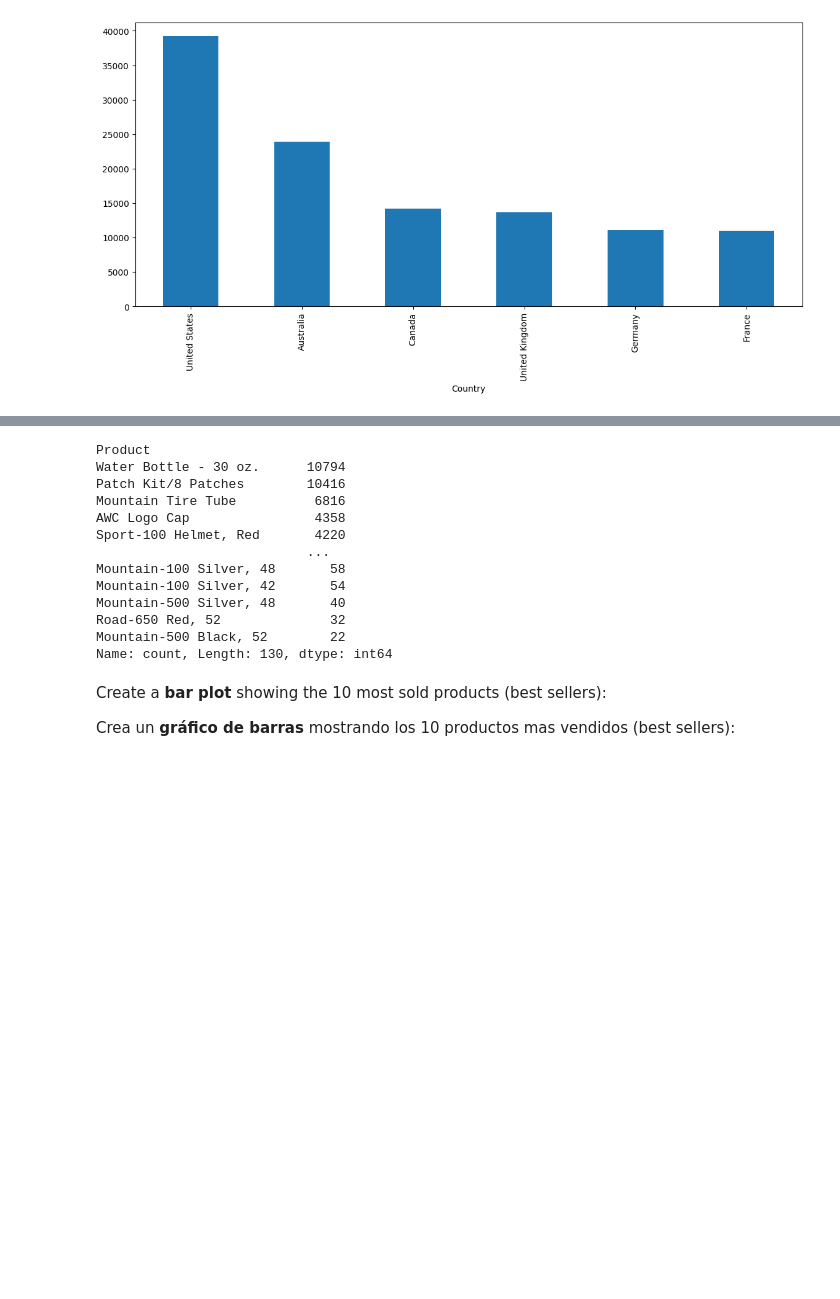
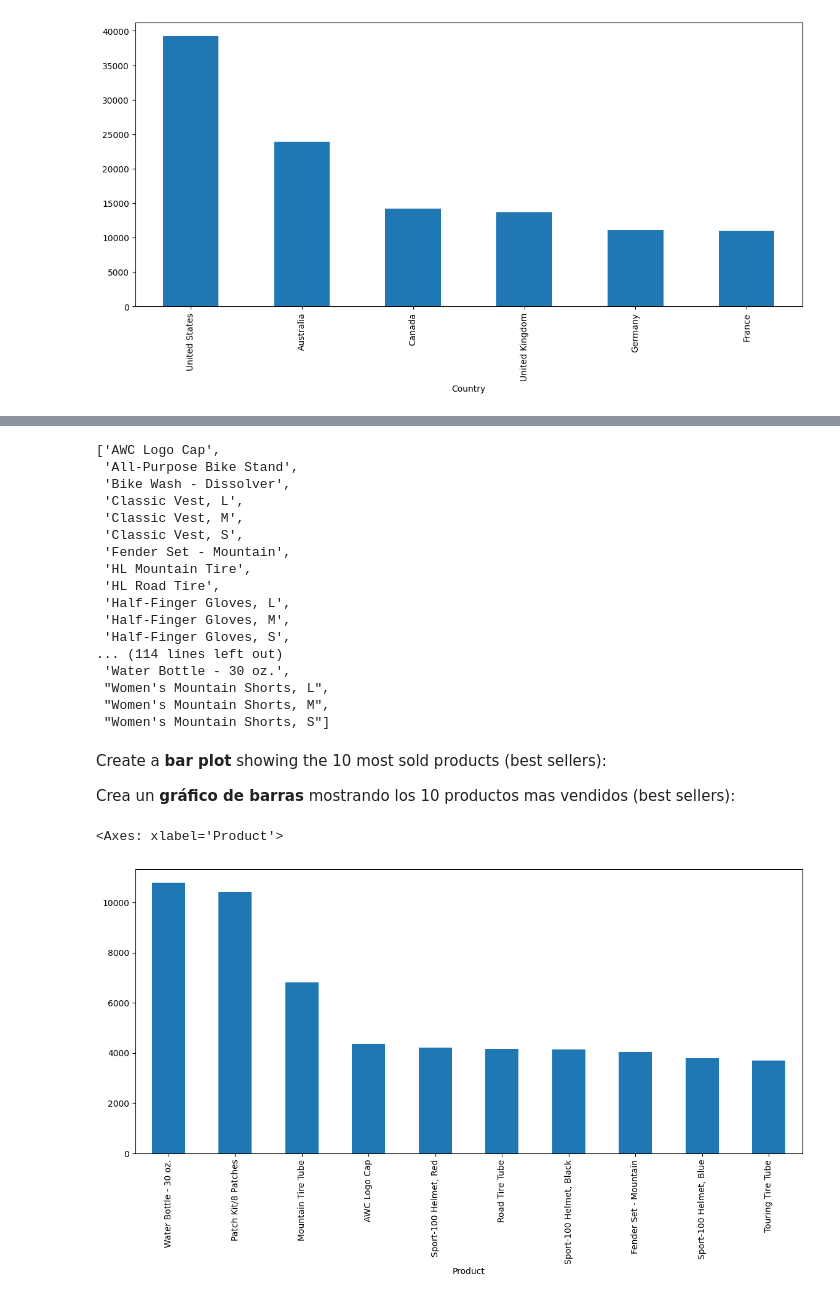
Before and after one commit to TonyGael/FCC_Pandas_Real_Life_Example, a Jupyter notebook: Exercises_1.ipynb, the cells around one changed output, grey strips where cells are left out. Cells and saved outputs as stored; diff of their text form; code cells hidden in the pictures; blank space fills up the shorter version.

```diff
--- a/Exercises_1.ipynb
+++ b/Exercises_1.ipynb
@@ -239,27 +239,37 @@ sales['Country'].value_counts().plot(kind="bar", figsize=(14,6))
 ### Crear una lista de cada producto vendido
 # %%
 # your code goes here
-sales['Product'].value_counts()
+# sales['Product'].unique()
+# sales['Product'].unique().tolist()
+sorted(sales['Product'].unique().tolist())
 # %% [output]
-Product
-Water Bottle - 30 oz.      10794
-Patch Kit/8 Patches        10416
-Mountain Tire Tube          6816
-AWC Logo Cap                4358
-Sport-100 Helmet, Red       4220
-                           ...
-Mountain-100 Silver, 48       58
-Mountain-100 Silver, 42       54
-Mountain-500 Silver, 48       40
-Road-650 Red, 52              32
-Mountain-500 Black, 52        22
-Name: count, Length: 130, dtype: int64
+['AWC Logo Cap',
+ 'All-Purpose Bike Stand',
+ 'Bike Wash - Dissolver',
+ 'Classic Vest, L',
+ 'Classic Vest, M',
+ 'Classic Vest, S',
+ 'Fender Set - Mountain',
+ 'HL Mountain Tire',
+ 'HL Road Tire',
+ 'Half-Finger Gloves, L',
+ 'Half-Finger Gloves, M',
+ 'Half-Finger Gloves, S',
+... (114 lines left out)
+ 'Water Bottle - 30 oz.',
+ "Women's Mountain Shorts, L",
+ "Women's Mountain Shorts, M",
+ "Women's Mountain Shorts, S"]
 # %% [markdown]
 Create a **bar plot** showing the 10 most sold products (best sellers):
 
 Crea un **gráfico de barras** mostrando los 10 productos mas vendidos (best sellers):
 # %%
 # your code goes here
+sales['Product'].value_counts().head(10).plot(kind='bar', figsize=(14, 6))
+# %% [output]
+<Axes: xlabel='Product'>
+[figure, added]
 # %% [markdown]
 ![green-divider](https://user-images.githubusercontent.com/7065401/52071924-c003ad80-2562-11e9-8297-1c6595f8a7ff.png)
 
```
Also changed, not shown: parts of 4 cells of this notebook.
